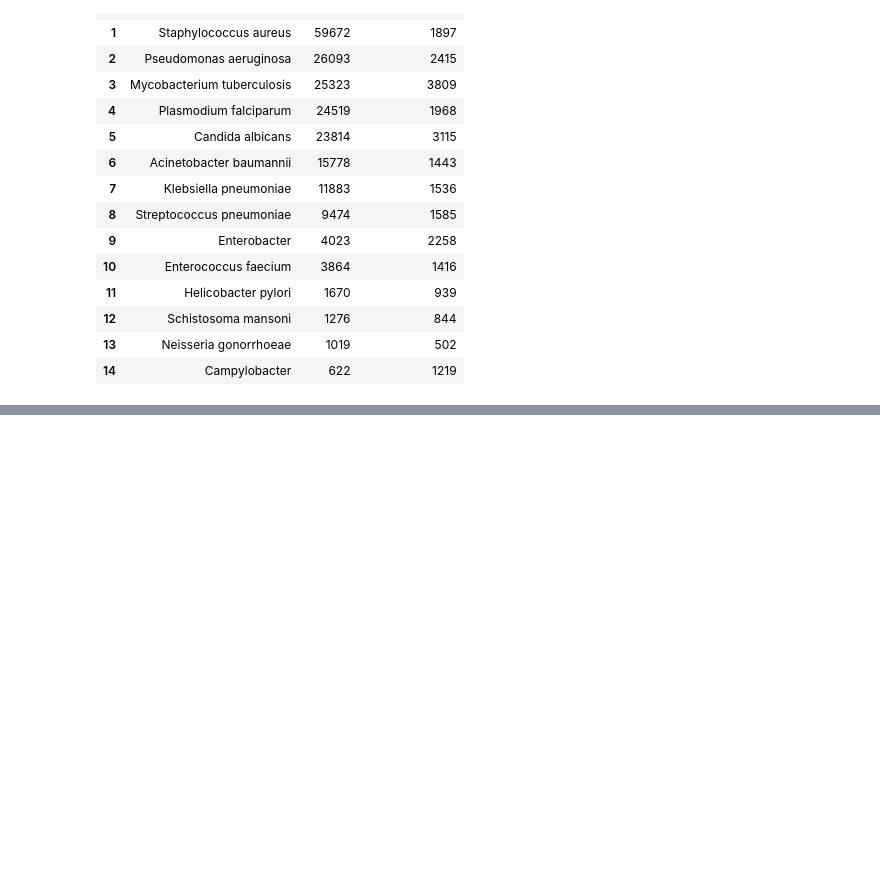
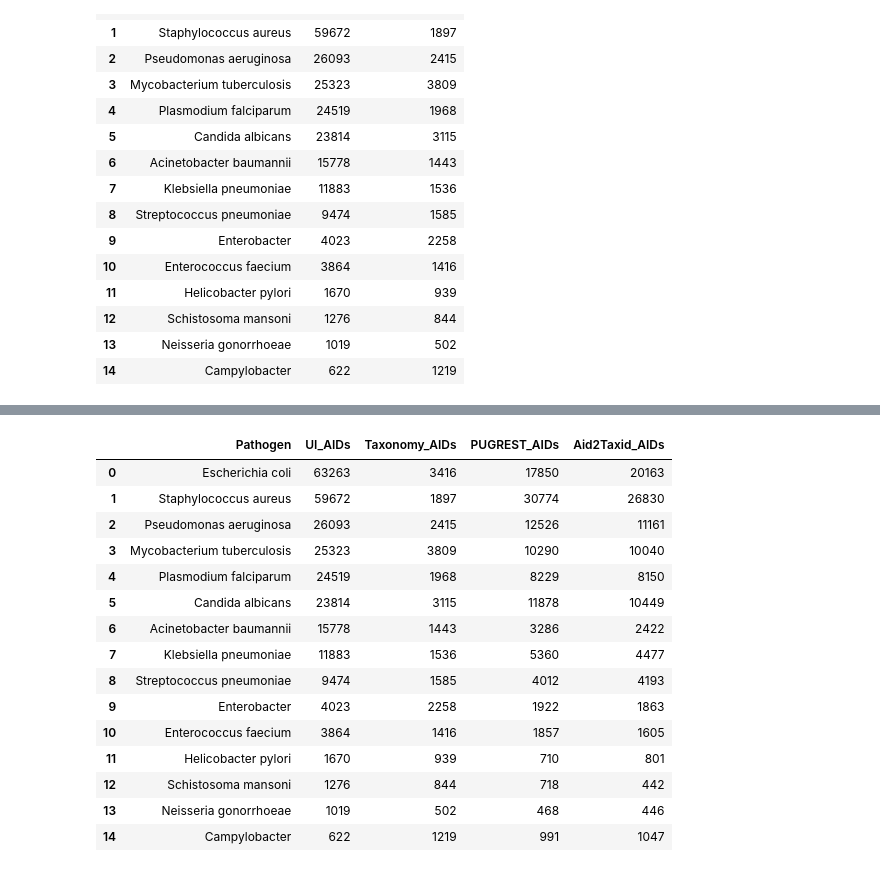
Before and after one commit to ersilia-os/pubchem-antimicrobial-tasks, a Jupyter notebook: notebooks/001_pathogens_of_interest_taxid.ipynb, the cells around one changed output, grey strips where cells are left out. Cells and saved outputs as stored; diff of their text form; code cells hidden in the pictures; blank space fills up the shorter version.

```diff
--- a/notebooks/001_pathogens_of_interest_taxid.ipynb
+++ b/notebooks/001_pathogens_of_interest_taxid.ipynb
@@ -356,0 +582,5 @@ AIDs_pathogen
+# %%
+# Load file
+df_aid2tax = pd.read_csv(DATA_RAW / "Aid2Taxid.tsv", sep="\t")
+df_aid2tax = df_aid2tax.rename(columns={"TaxID": "Taxonomy_ID"})
+df_aid2tax.head(10)
@@ -356,0 +599,11 @@ AIDs_pathogen
+# %%
+# Build pathogen–TaxID lookup
+pathogens_taxid = pd.read_csv(DATA_PROCESSED / "pathogens_taxid.csv")
+
+df_merged = df_aid2tax.merge(
+    pathogens_taxid[["Pathogen", "Taxonomy_ID"]],
+    on="Taxonomy_ID",
+    how="inner"
+)
+
+df_merged
@@ -356,0 +652,26 @@ AIDs_pathogen
+# %%
+# Merge with previous AID counts
+AIDs_pathogen = AIDs_pathogen.merge(
+    aid2tax_counts,
+    on="Pathogen",
+    how="left"   # keep all pathogens from AIDs_pathogen
+)
+
+AIDs_pathogen
+# %% [output]
+|  | Pathogen | UI_AIDs | Taxonomy_AIDs | PUGREST_AIDs | Aid2Taxid_AIDs |
+| 0 | Escherichia coli | 63263 | 3416 | 17850 | 20163 |
+| 1 | Staphylococcus aureus | 59672 | 1897 | 30774 | 26830 |
+| 2 | Pseudomonas aeruginosa | 26093 | 2415 | 12526 | 11161 |
+| 3 | Mycobacterium tuberculosis | 25323 | 3809 | 10290 | 10040 |
+| 4 | Plasmodium falciparum | 24519 | 1968 | 8229 | 8150 |
+| 5 | Candida albicans | 23814 | 3115 | 11878 | 10449 |
+| 6 | Acinetobacter baumannii | 15778 | 1443 | 3286 | 2422 |
+| 7 | Klebsiella pneumoniae | 11883 | 1536 | 5360 | 4477 |
+| 8 | Streptococcus pneumoniae | 9474 | 1585 | 4012 | 4193 |
+| 9 | Enterobacter | 4023 | 2258 | 1922 | 1863 |
+| 10 | Enterococcus faecium | 3864 | 1416 | 1857 | 1605 |
+| 11 | Helicobacter pylori | 1670 | 939 | 710 | 801 |
+| 12 | Schistosoma mansoni | 1276 | 844 | 718 | 442 |
+| 13 | Neisseria gonorrhoeae | 1019 | 502 | 468 | 446 |
+| 14 | Campylobacter | 622 | 1219 | 991 | 1047 |
```
Also changed, not shown: parts of 16 cells of this notebook.
